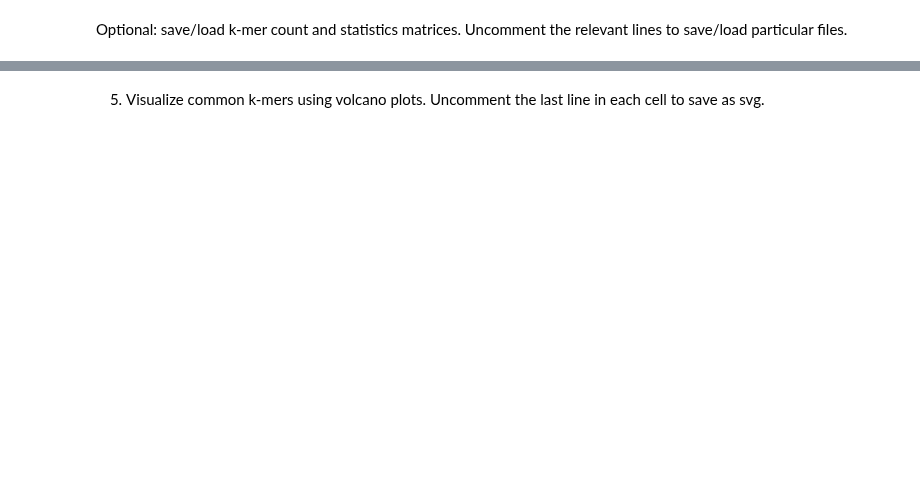
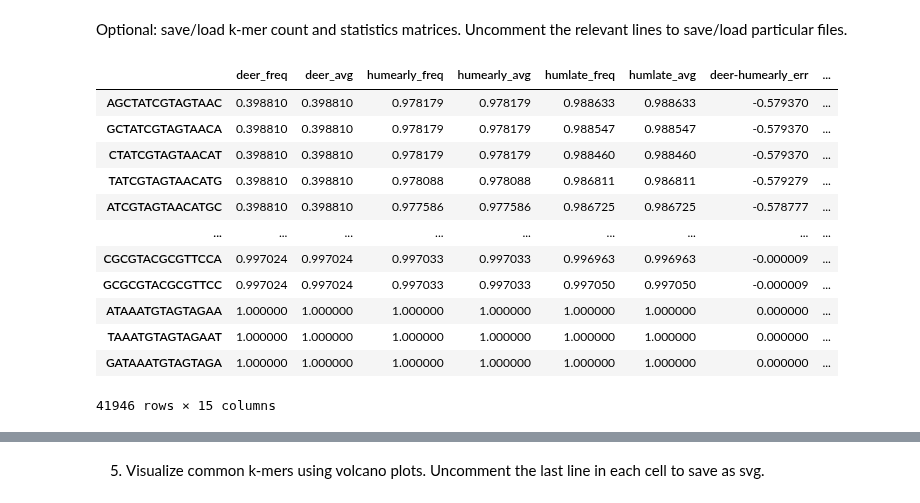
Before and after one commit to wis-janusz/PORT-EK2, a Jupyter notebook: notebooks/deer_analysis.ipynb, the cells around one changed output, grey strips where cells are left out. Cells and saved outputs as stored; diff of their text form; code cells hidden in the pictures; blank space fills up the shorter version.

```diff
--- a/notebooks/deer_analysis.ipynb
+++ b/notebooks/deer_analysis.ipynb
@@ -230,5 +228,21 @@ AttributeError: module 'portek' has no attribute 'assign_kmer_group_ovr'
 # %% [markdown]
 Optional: save/load k-mer count and statistics matrices. Uncomment the relevant lines to save/load particular files.
+# %%
+common_kmer_stat_matrix
+# %% [output]
+|  | deer_freq | deer_avg | humearly_freq | humearly_avg | humlate_freq | humlate_avg | deer-humearly_err | ... |
+| AGCTATCGTAGTAAC | 0.398810 | 0.398810 | 0.978179 | 0.978179 | 0.988633 | 0.988633 | -0.579370 | ... |
+| GCTATCGTAGTAACA | 0.398810 | 0.398810 | 0.978179 | 0.978179 | 0.988547 | 0.988547 | -0.579370 | ... |
+| CTATCGTAGTAACAT | 0.398810 | 0.398810 | 0.978179 | 0.978179 | 0.988460 | 0.988460 | -0.579370 | ... |
+| TATCGTAGTAACATG | 0.398810 | 0.398810 | 0.978088 | 0.978088 | 0.986811 | 0.986811 | -0.579279 | ... |
+| ATCGTAGTAACATGC | 0.398810 | 0.398810 | 0.977586 | 0.977586 | 0.986725 | 0.986725 | -0.578777 | ... |
+| ... | ... | ... | ... | ... | ... | ... | ... | ... |
+| CGCGTACGCGTTCCA | 0.997024 | 0.997024 | 0.997033 | 0.997033 | 0.996963 | 0.996963 | -0.000009 | ... |
+| GCGCGTACGCGTTCC | 0.997024 | 0.997024 | 0.997033 | 0.997033 | 0.997050 | 0.997050 | -0.000009 | ... |
+| ATAAATGTAGTAGAA | 1.000000 | 1.000000 | 1.000000 | 1.000000 | 1.000000 | 1.000000 | 0.000000 | ... |
+| TAAATGTAGTAGAAT | 1.000000 | 1.000000 | 1.000000 | 1.000000 | 1.000000 | 1.000000 | 0.000000 | ... |
+| GATAAATGTAGTAGA | 1.000000 | 1.000000 | 1.000000 | 1.000000 | 1.000000 | 1.000000 | 0.000000 | ... |
+41946 rows × 15 columns
 # %%
 common_kmer_matrix.to_csv(f"../output/deer/common_{k}mer_count_matrix.csv")
 common_kmer_stat_matrix.to_csv(f"../output/deer/common_{k}mer_stat_matrix.csv")
```
Also changed, not shown: parts of 8 cells of this notebook.
